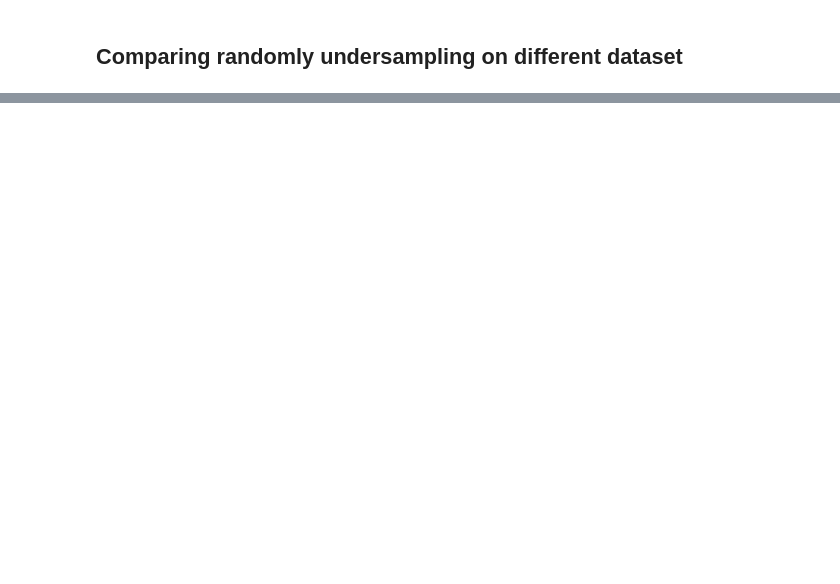
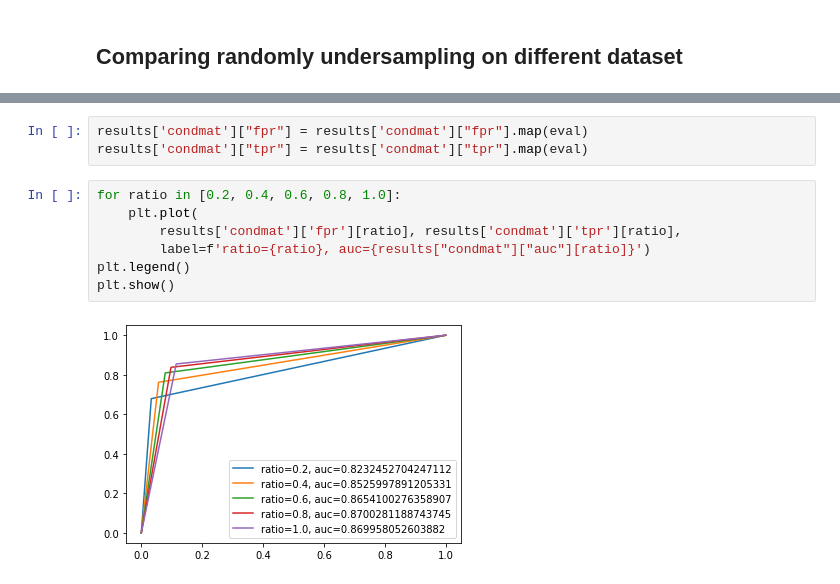
Before and after one commit to reluzita/LU-SNACS, a Jupyter notebook: visualize_results.ipynb, the cells around one changed output, grey strips where cells are left out. Cells and saved outputs as stored; diff of their text form; blank space fills up the shorter version.

```diff
--- a/visualize_results.ipynb
+++ b/visualize_results.ipynb
@@ -84,0 +70,12 @@ for col in results['mit'].columns:
+# %%
+results['condmat']["fpr"] = results['condmat']["fpr"].map(eval)
+results['condmat']["tpr"] = results['condmat']["tpr"].map(eval)
+# %%
+for ratio in [0.2, 0.4, 0.6, 0.8, 1.0]:
+    plt.plot(
+        results['condmat']['fpr'][ratio], results['condmat']['tpr'][ratio],
+        label=f'ratio={ratio}, auc={results["condmat"]["auc"][ratio]}')
+plt.legend()
+plt.show()
+# %% [output]
+[figure, added]
```
Also changed, not shown: parts of 27 cells of this notebook, 12 other files.
